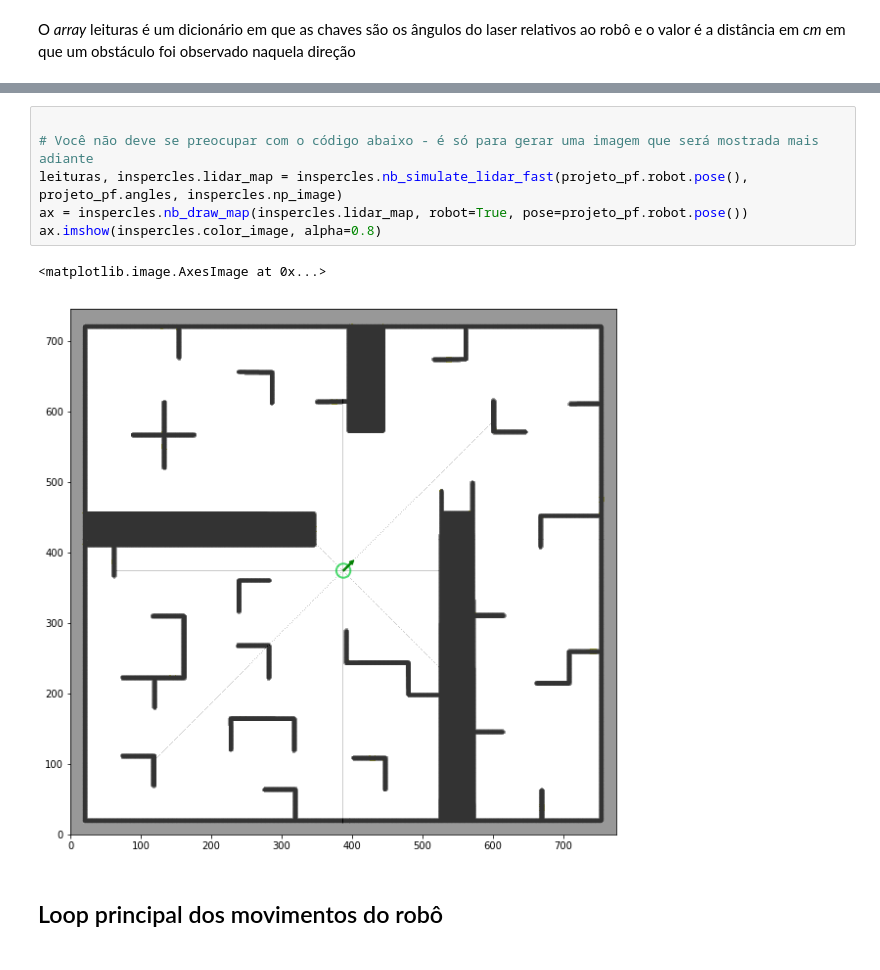
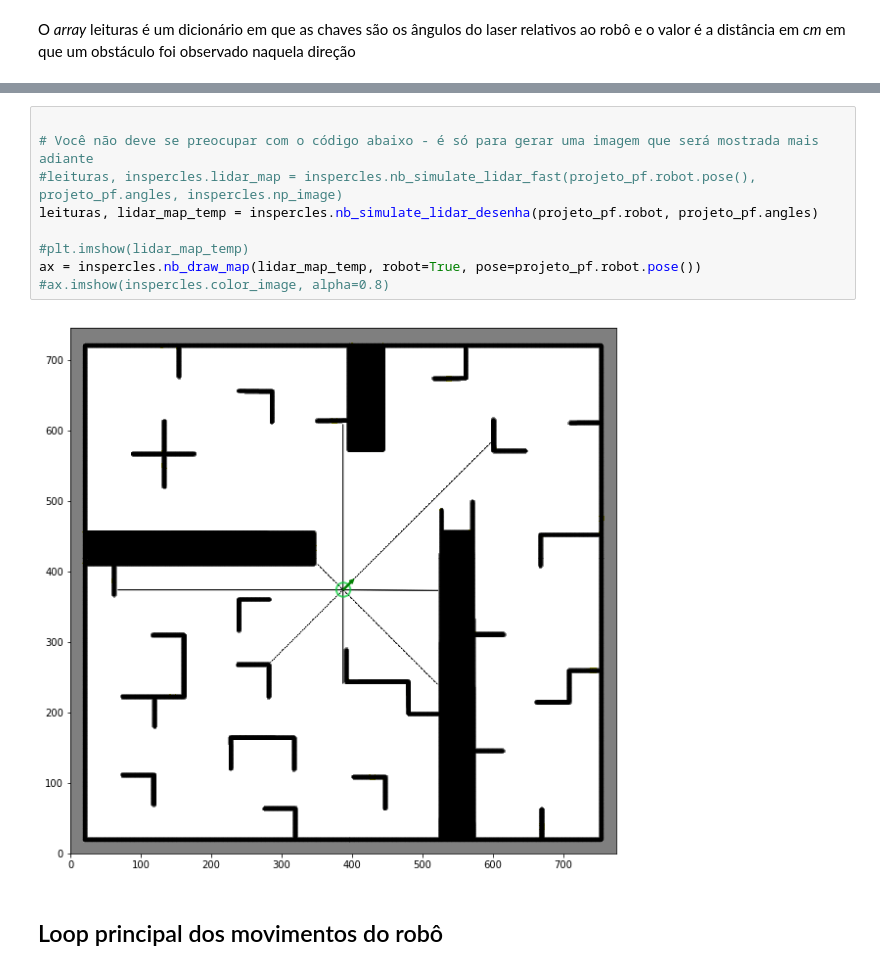
Before and after one commit to vitorsv1/Projeto2-Robot18, a Jupyter notebook: ParticleFilter2018.ipynb, the cells around one changed output, grey strips where cells are left out. Drawn from its saved outputs; the diff is of its cells as text.

```diff
--- a/ParticleFilter2018.ipynb
+++ b/ParticleFilter2018.ipynb
@@ -90,12 +110,14 @@ leituras
 # %%
 
 # Você não deve se preocupar com o código abaixo - é só para gerar uma imagem que será mostrada mais adiante
-leituras, inspercles.lidar_map = inspercles.nb_simulate_lidar_fast(projeto_pf.robot.pose(), projeto_pf.angles, inspercles.np_image)
-ax = inspercles.nb_draw_map(inspercles.lidar_map, robot=True, pose=projeto_pf.robot.pose())
-ax.imshow(inspercles.color_image, alpha=0.8)
+#leituras, inspercles.lidar_map = inspercles.nb_simulate_lidar_fast(projeto_pf.robot.pose(), projeto_pf.angles, inspercles.np_image)
+leituras, lidar_map_temp = inspercles.nb_simulate_lidar_desenha(projeto_pf.robot, projeto_pf.angles)
+
+#plt.imshow(lidar_map_temp)
+ax = inspercles.nb_draw_map(lidar_map_temp, robot=True, pose=projeto_pf.robot.pose())
+#ax.imshow(inspercles.color_image, alpha=0.8)
 # %% [output]
-<matplotlib.image.AxesImage at 0x...>
-[figure, old version]
+[figure, new version]
 # %% [markdown]
 ## Loop principal dos movimentos do robô
 # %% [markdown]
```
Also changed, not shown: parts of 5 cells of this notebook, 45 other files.
